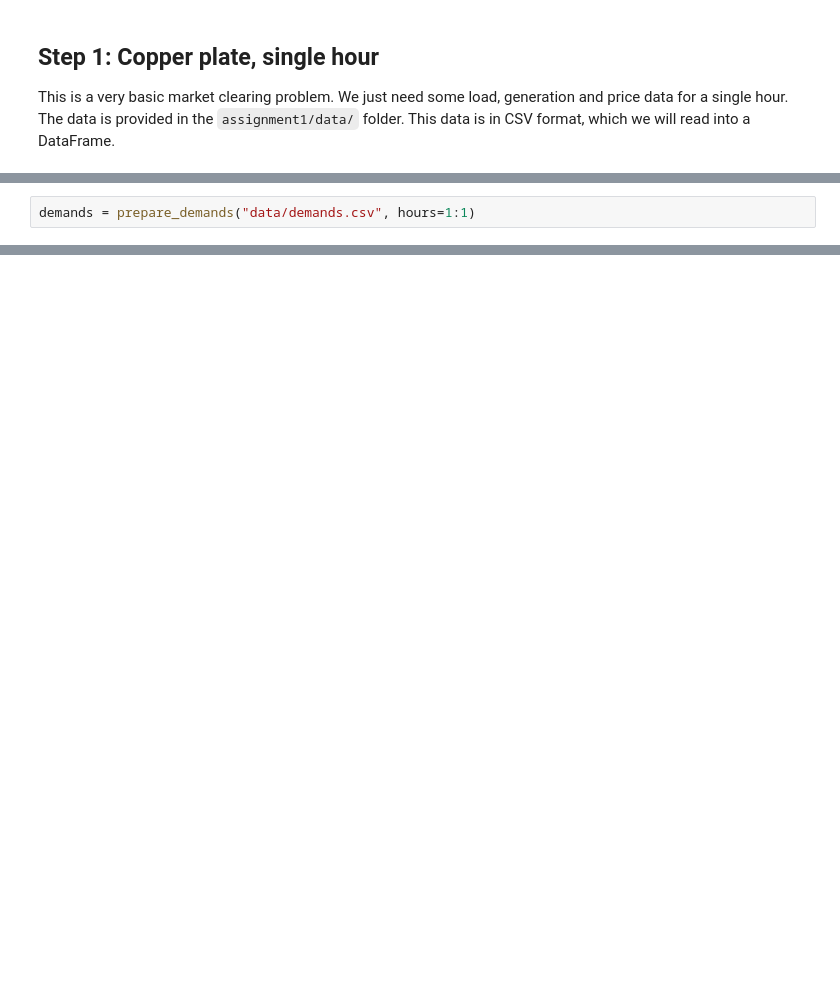
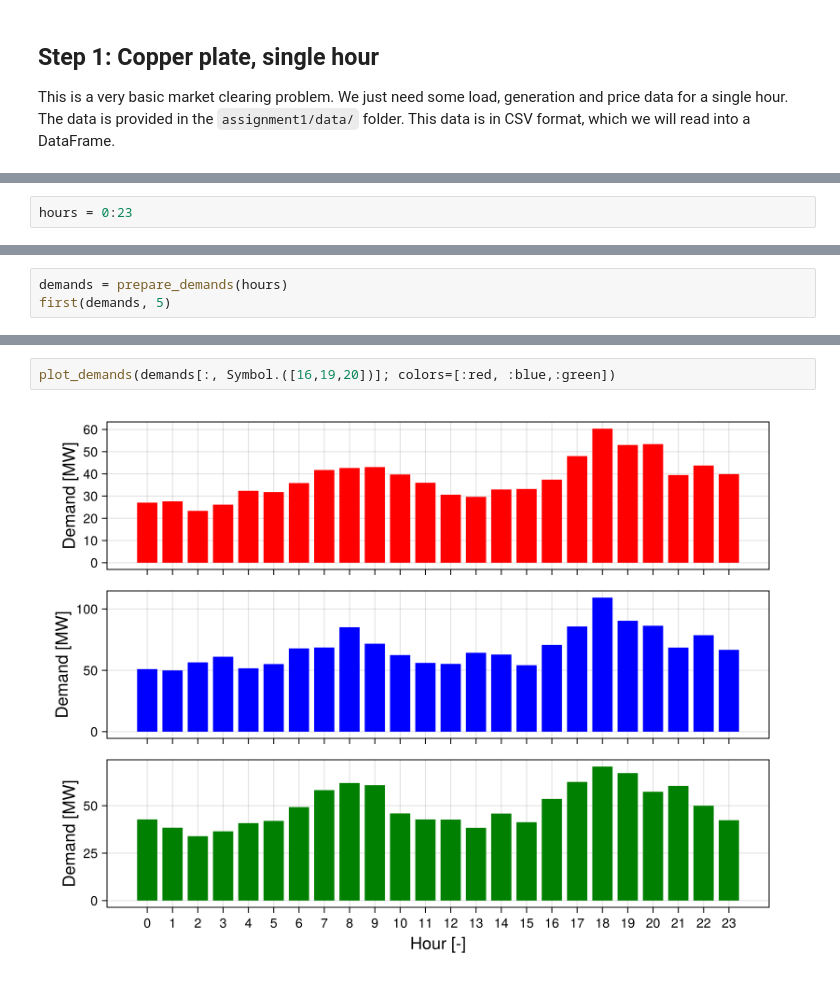
Before and after one commit to langestefan/DTUElectricityMarkets2025, a Jupyter notebook: assignment1/assignment1.ipynb, the cells around one changed output, grey strips where cells are left out. Cells and saved outputs as stored; diff of their text form; blank space fills up the shorter version.

Commit message:
Prepare generation and demand data

```diff
--- a/assignment1/assignment1.ipynb
+++ b/assignment1/assignment1.ipynb
@@ -87,0 +94,2 @@ This is a very basic market clearing problem. We just need some load, generation
+# %%
+hours = 0:23
@@ -88,2 +98,3 @@ This is a very basic market clearing problem. We just need some load, generation
 # %%
-demands = prepare_demands("data/demands.csv", hours=1:1)
+demands = prepare_demands(hours)
+first(demands, 5)
@@ -89,0 +110,4 @@ demands = prepare_demands("data/demands.csv", hours=1:1)
+# %%
+plot_demands(demands[:, Symbol.([16,19,20])]; colors=[:red, :blue,:green])
+# %% [output]
+[figure, added]
```
Also changed, not shown: parts of 10 cells of this notebook, 14 other files.
